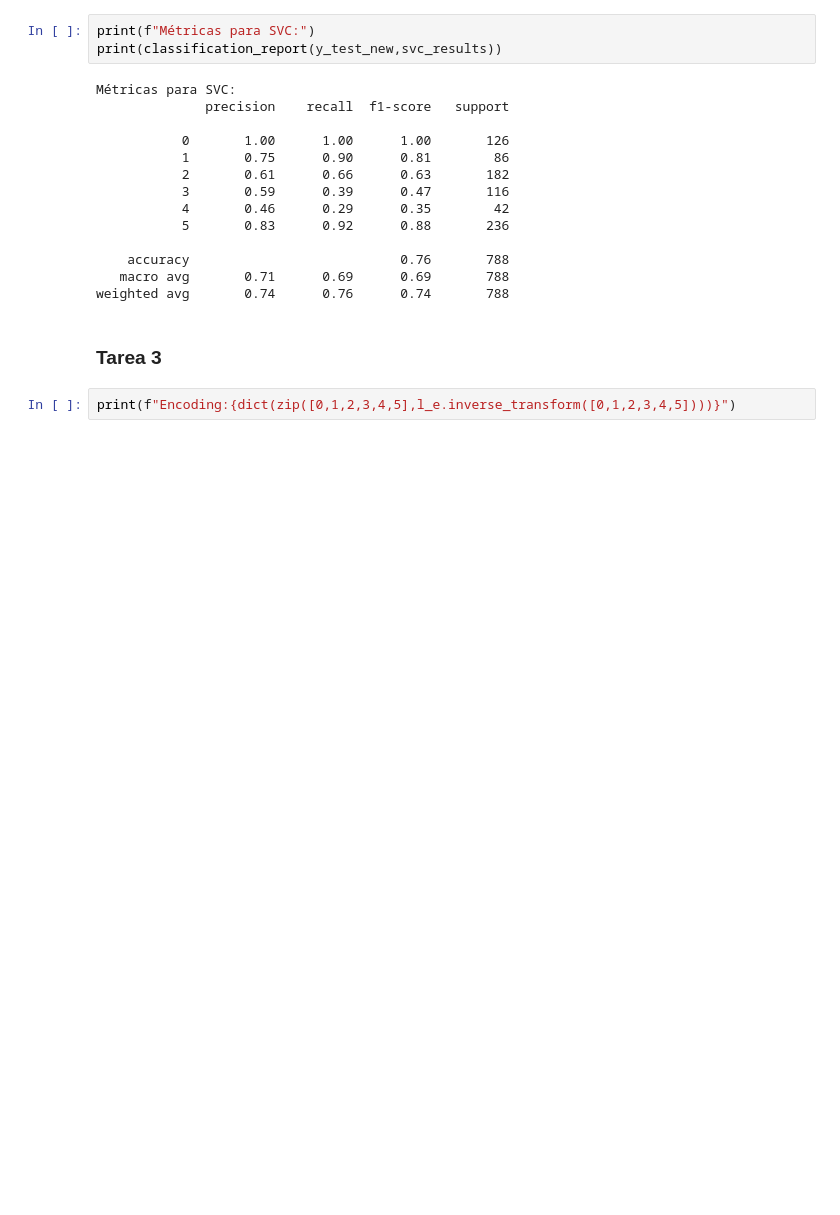
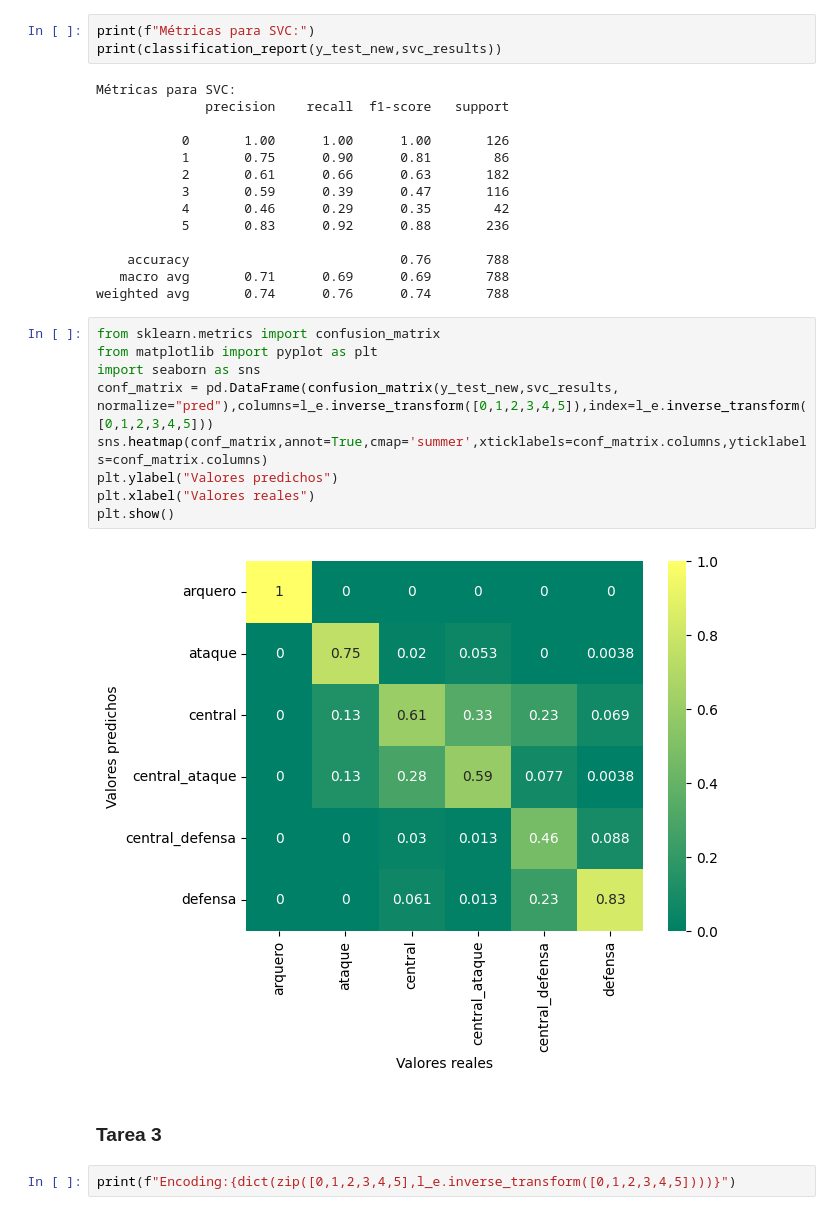
Before and after one commit to sbstnvsqz0/MDS7202, a Jupyter notebook: Laboratorios/Laboratorio_7/Lab_7_enunciado.ipynb, the cells around one changed output. Cells and saved outputs as stored; diff of their text form; blank space fills up the shorter version.

```diff
--- a/Laboratorios/Laboratorio_7/Lab_7_enunciado.ipynb
+++ b/Laboratorios/Laboratorio_7/Lab_7_enunciado.ipynb
@@ -420,6 +420,17 @@ Métricas para SVC:
     accuracy                           0.76       788
    macro avg       0.71      0.69      0.69       788
 weighted avg       0.74      0.76      0.74       788
+# %%
+from sklearn.metrics import confusion_matrix
+from matplotlib import pyplot as plt
+import seaborn as sns
+conf_matrix = pd.DataFrame(confusion_matrix(y_test_new,svc_results, normalize="pred"),columns=l_e.inverse_transform([0,1,2,3,4,5]),index=l_e.inverse_transform([0,1,2,3,4,5]))
+sns.heatmap(conf_matrix,annot=True,cmap='summer',xticklabels=conf_matrix.columns,yticklabels=conf_matrix.columns)
+plt.ylabel("Valores predichos")
+plt.xlabel("Valores reales")
+plt.show()
+# %% [output]
+[figure, added]
 # %% [markdown]
 ### Tarea 3
 # %%
```
Also changed, not shown: parts of 2 cells of this notebook.
